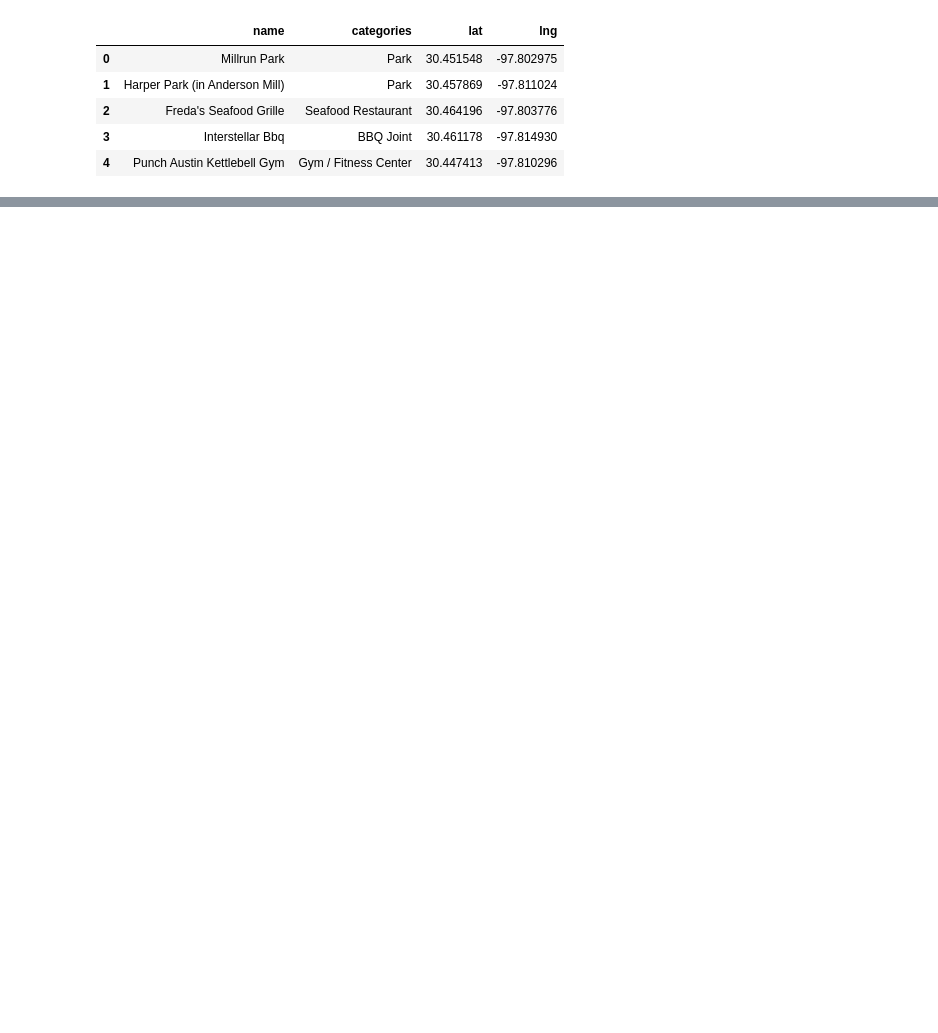
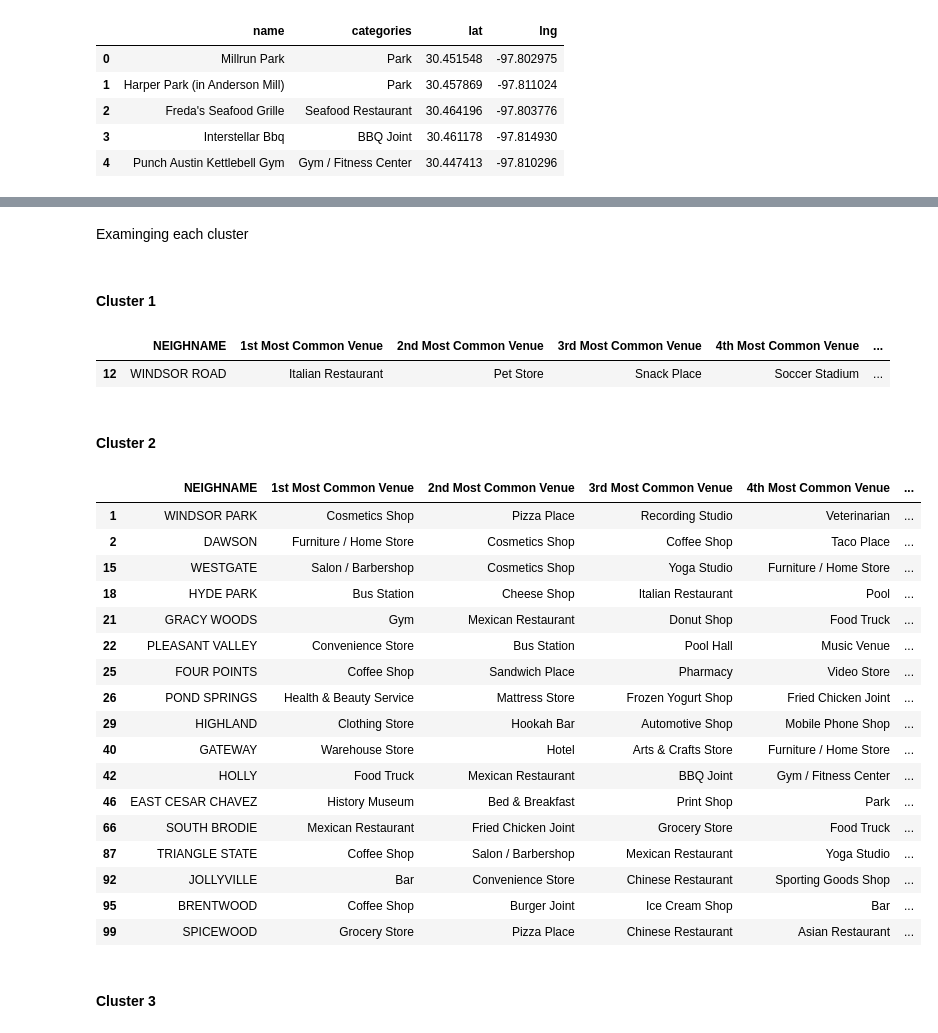
Before and after one commit to tszkennyfung/Coursera_Capstone, a Jupyter notebook: Joining California's Mass Exodus.ipynb, the cells around one changed output, grey strips where cells are left out. Drawn from its saved outputs; the diff is of its cells as text; code cells hidden in the pictures; blank space fills up the shorter version.

Commit message:
Published from Watson Studio.

```diff
--- a/Joining California's Mass Exodus.ipynb
+++ b/Joining California's Mass Exodus.ipynb
@@ -341,0 +661,21 @@ Other neighborhoods in Austin will perform the same action, clusting will be add
+# %%
+num_top_venues = 10
+
+indicators = ['st', 'nd', 'rd']
+
+# create columns according to number of top venues
+columns = ['Neighbourhood']
+for ind in np.arange(num_top_venues):
+    try:
+        columns.append('{}{} Most Common Venue'.format(ind+1, indicators[ind]))
+    except:
+        columns.append('{}th Most Common Venue'.format(ind+1))
+
+# create a new dataframe
+austin_venues_sorted = pd.DataFrame(columns=columns)
+austin_venues_sorted['Neighbourhood'] = austin_grouped['Neighbourhood']
+
+for ind in np.arange(austin_grouped.shape[0]):
+    austin_venues_sorted.iloc[ind, 1:] = return_most_common_venues(austin_grouped.iloc[ind, :], num_top_venues)
+
+austin_venues_sorted.head()
@@ -341,0 +691,10 @@ Other neighborhoods in Austin will perform the same action, clusting will be add
+# %%
+# set number of clusters
+kclusters = 6
+
+austin_grouped_clustering = austin_grouped.drop('Neighbourhood', 1)
+# run k-means clustering
+kmeans = KMeans(n_clusters=kclusters, random_state=0).fit(austin_grouped_clustering)
+
+# check cluster labels generated for each row in the dataframe
+kmeans.labels_
@@ -341,0 +706,10 @@ Other neighborhoods in Austin will perform the same action, clusting will be add
+# %%
+# add clustering labels
+austin_venues_sorted.insert(0, 'Cluster Labels', kmeans.labels_)
+
+austin_merged = df_Austin
+
+# merge manhattan_grouped with manhattan_data to add latitude/longitude for each neighborhood
+austin_merged = austin_merged.join(austin_venues_sorted.set_index('Neighbourhood'), on='NEIGHNAME')
+austin_merged.dropna(inplace=True)
+austin_merged.head(10) # check the last columns!
@@ -341,0 +730,2 @@ Other neighborhoods in Austin will perform the same action, clusting will be add
+# %%
+austin_merged['Cluster Labels'] = austin_merged['Cluster Labels'].astype(int)
@@ -341,0 +762,34 @@ Other neighborhoods in Austin will perform the same action, clusting will be add
+# %% [markdown]
+Examinging each cluster
+# %% [markdown]
+#### Cluster 1
+# %%
+austin_merged.loc[austin_merged['Cluster Labels'] == 0, austin_merged.columns[[0] + list(range(4, austin_merged.shape[1]))]]
+# %% [output]
+|  | NEIGHNAME | 1st Most Common Venue | 2nd Most Common Venue | 3rd Most Common Venue | 4th Most Common Venue | ... |
+| 12 | WINDSOR ROAD | Italian Restaurant | Pet Store | Snack Place | Soccer Stadium | ... |
+# %% [markdown]
+#### Cluster 2
+# %%
+austin_merged.loc[austin_merged['Cluster Labels'] == 1, austin_merged.columns[[0] + list(range(4, austin_merged.shape[1]))]]
+# %% [output]
+|  | NEIGHNAME | 1st Most Common Venue | 2nd Most Common Venue | 3rd Most Common Venue | 4th Most Common Venue | ... |
+| 1 | WINDSOR PARK | Cosmetics Shop | Pizza Place | Recording Studio | Veterinarian | ... |
+| 2 | DAWSON | Furniture / Home Store | Cosmetics Shop | Coffee Shop | Taco Place | ... |
+| 15 | WESTGATE | Salon / Barbershop | Cosmetics Shop | Yoga Studio | Furniture / Home Store | ... |
+| 18 | HYDE PARK | Bus Station | Cheese Shop | Italian Restaurant | Pool | ... |
+| 21 | GRACY WOODS | Gym | Mexican Restaurant | Donut Shop | Food Truck | ... |
+| 22 | PLEASANT VALLEY | Convenience Store | Bus Station | Pool Hall | Music Venue | ... |
+| 25 | FOUR POINTS | Coffee Shop | Sandwich Place | Pharmacy | Video Store | ... |
+| 26 | POND SPRINGS | Health & Beauty Service | Mattress Store | Frozen Yogurt Shop | Fried Chicken Joint | ... |
+| 29 | HIGHLAND | Clothing Store | Hookah Bar | Automotive Shop | Mobile Phone Shop | ... |
+| 40 | GATEWAY | Warehouse Store | Hotel | Arts & Crafts Store | Furniture / Home Store | ... |
+| 42 | HOLLY | Food Truck | Mexican Restaurant | BBQ Joint | Gym / Fitness Center | ... |
+| 46 | EAST CESAR CHAVEZ | History Museum | Bed & Breakfast | Print Shop | Park | ... |
+| 66 | SOUTH BRODIE | Mexican Restaurant | Fried Chicken Joint | Grocery Store | Food Truck | ... |
+| 87 | TRIANGLE STATE | Coffee Shop | Salon / Barbershop | Mexican Restaurant | Yoga Studio | ... |
+| 92 | JOLLYVILLE | Bar | Convenience Store | Chinese Restaurant | Sporting Goods Shop | ... |
+| 95 | BRENTWOOD | Coffee Shop | Burger Joint | Ice Cream Shop | Bar | ... |
+| 99 | SPICEWOOD | Grocery Store | Pizza Place | Chinese Restaurant | Asian Restaurant | ... |
+# %% [markdown]
+#### Cluster 3
```
Also changed, not shown: parts of 67 cells of this notebook.
